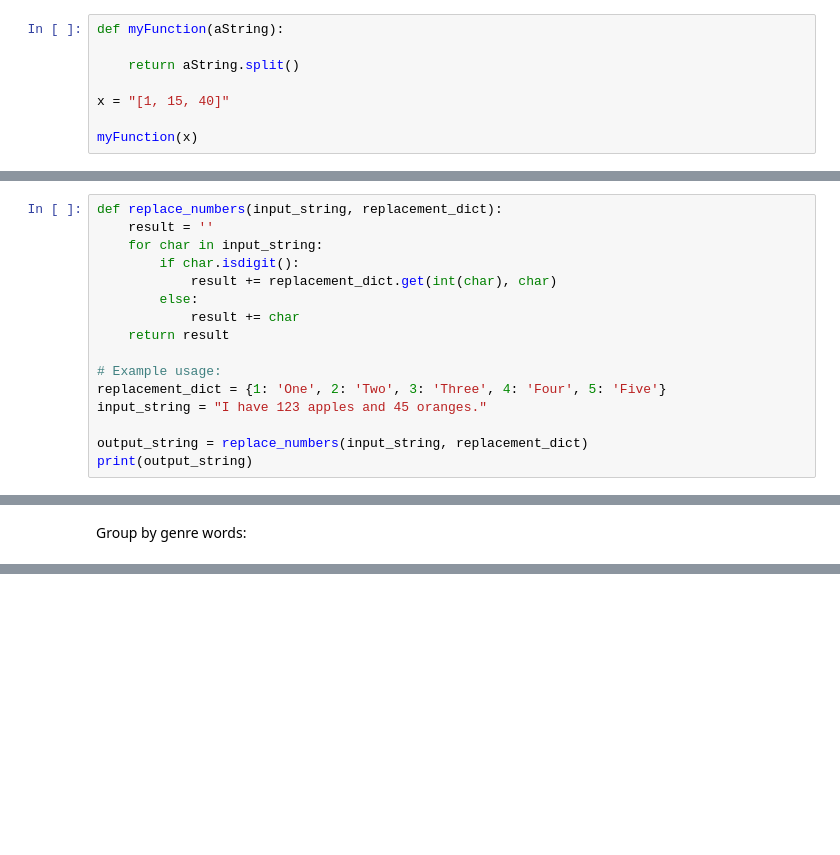
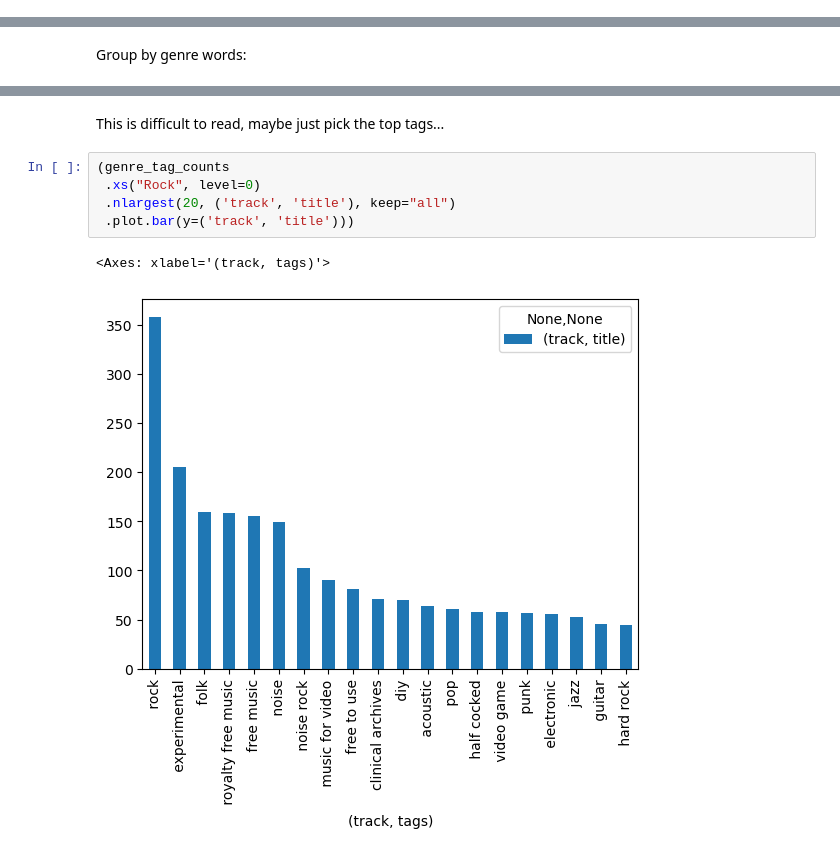
Before and after one commit to mayabflannery/exp-music-semantics, a Jupyter notebook: analysis/analyseFMASubset.ipynb, the cells around one changed output, grey strips where cells are left out. Drawn from its saved outputs; the diff is of its cells as text; blank space fills up the shorter version.

```diff
--- a/analysis/analyseFMASubset.ipynb
+++ b/analysis/analyseFMASubset.ipynb
@@ -133,11 +80,3 @@ dict_map
 ref: python [strings](https://docs.python.org/3/library/string.html#module-string) and the [re](https://docs.python.org/3/library/re.html#module-re) package
 
 - practice re [here](https://regex101.com)
-# %%
-def myFunction(aString):
-
-    return aString.split()
-
-x = "[1, 15, 40]"
-
-myFunction(x)
@@ -148,16 +82,0 @@ Experiment with functions for replacing numbers with words:
-# %%
-def replace_numbers(input_string, replacement_dict):
-    result = ''
-    for char in input_string:
-        if char.isdigit():
-            result += replacement_dict.get(int(char), char)
-        else:
-            result += char
-    return result
-
-# Example usage:
-replacement_dict = {1: 'One', 2: 'Two', 3: 'Three', 4: 'Four', 5: 'Five'}
-input_string = "I have 123 apples and 45 oranges."
-
-output_string = replace_numbers(input_string, replacement_dict)
-print(output_string)
@@ -301,0 +276,10 @@ Group by genre words:
+# %% [markdown]
+This is difficult to read, maybe just pick the top tags...
+# %%
+(genre_tag_counts
+ .xs("Rock", level=0)
+ .nlargest(20, ('track', 'title'), keep="all")
+ .plot.bar(y=('track', 'title')))
+# %% [output]
+<Axes: xlabel='(track, tags)'>
+[figure, added]
```
Also changed, not shown: parts of 51 cells of this notebook, 1 other file.
